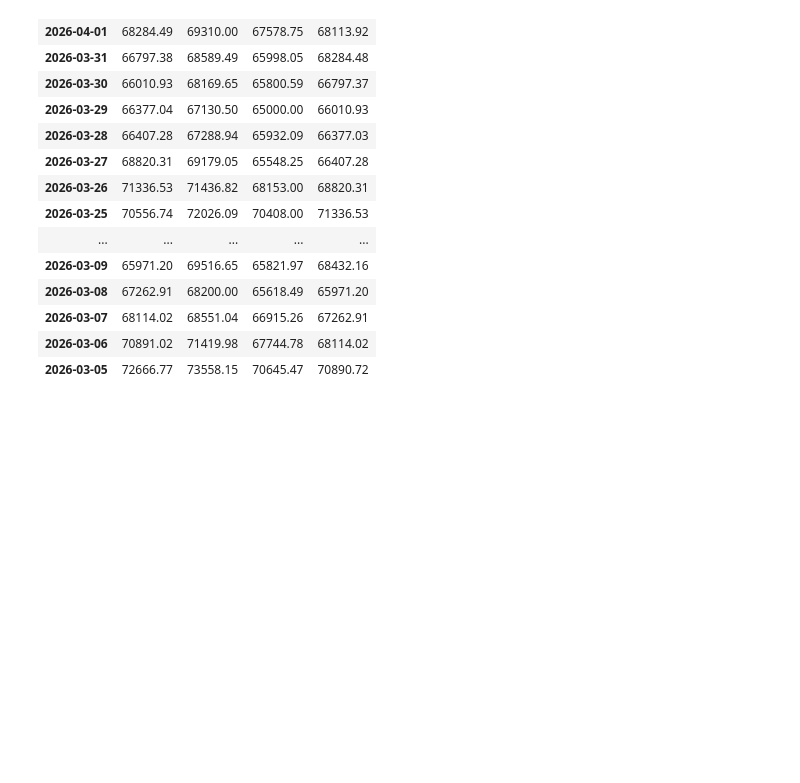
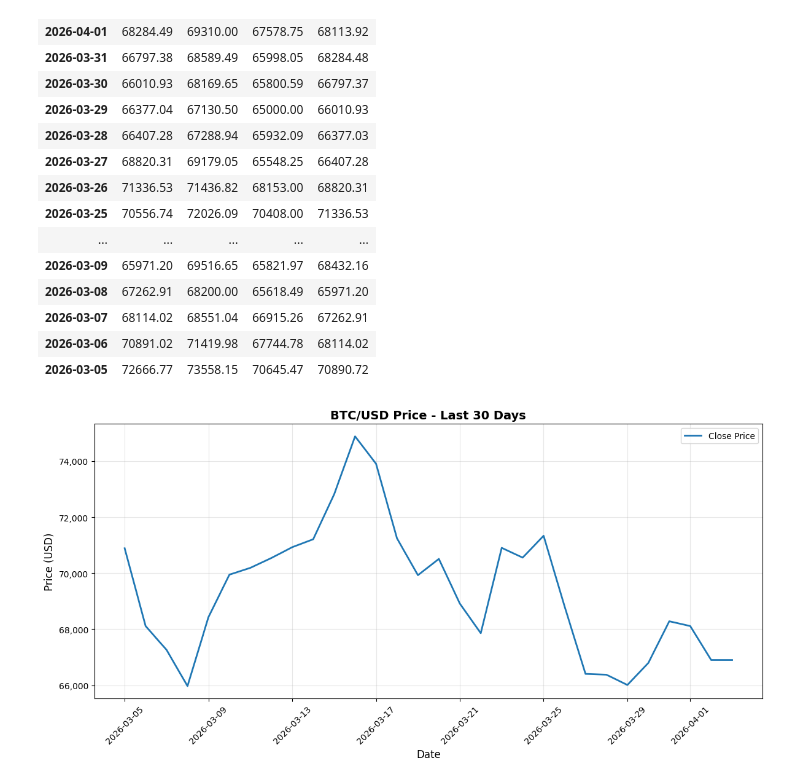
Before and after one commit to Rofromthetrap/Business-Intelligence-Analyst-Portfolio, a Jupyter notebook: Python/crypto/BTC_USD_Daily.ipynb, the cells around one changed output. Saved outputs shown, nothing was run; the diff lists cells and outputs as text; code cells hidden in the pictures; blank space fills up the shorter version.

```diff
--- a/Python/crypto/BTC_USD_Daily.ipynb
+++ b/Python/crypto/BTC_USD_Daily.ipynb
@@ -51,22 +51,24 @@ df
 | 2026-03-05 | 72666.77 | 73558.15 | 70645.47 | 70890.72 |
 # %%
 
-# Create a line chart
-# plt.figure(figsize=(12, 6))
-# plt.plot(df.index, df['close'], linewidth=2, color='#1f77b4', label='Close Price')
+#Create a line chart
+plt.figure(figsize=(12, 6))
+plt.plot(df.index, df['close'], linewidth=2, color='#1f77b4', label='Close Price')
 
-# # Add comma formatting to y-axis
-# ax = plt.gca()
-# ax.yaxis.set_major_formatter(FuncFormatter(lambda x, p: f'{x:,.0f}'))
+# Add comma formatting to y-axis
+ax = plt.gca()
+ax.yaxis.set_major_formatter(FuncFormatter(lambda x, p: f'{x:,.0f}'))
 
-# # Customize the chart
-# plt.title('BTC/USD Price - Last 30 Days', fontsize=14, fontweight='bold')
-# plt.xlabel('Date', fontsize=12)
-# plt.ylabel('Price (USD)', fontsize=12)
-# plt.grid(True, alpha=0.3)
-# plt.legend()
-# plt.xticks(rotation=45)
-# plt.tight_layout()
+# Customize the chart
+plt.title('BTC/USD Price - Last 30 Days', fontsize=14, fontweight='bold')
+plt.xlabel('Date', fontsize=12)
+plt.ylabel('Price (USD)', fontsize=12)
+plt.grid(True, alpha=0.3)
+plt.legend()
+plt.xticks(rotation=45)
+plt.tight_layout()
 
-# # Display the chart
-# plt.show()
+# Display the chart
+plt.show()
+# %% [output]
+[figure, added]
```
Also changed, not shown: parts of 1 cell of this notebook.
